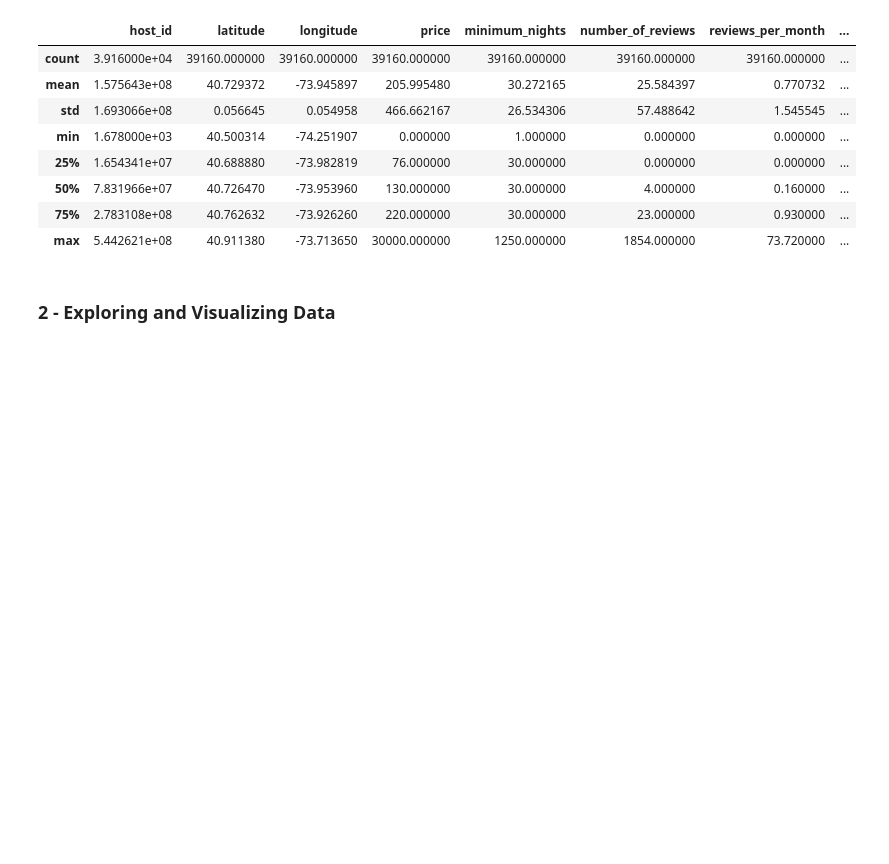
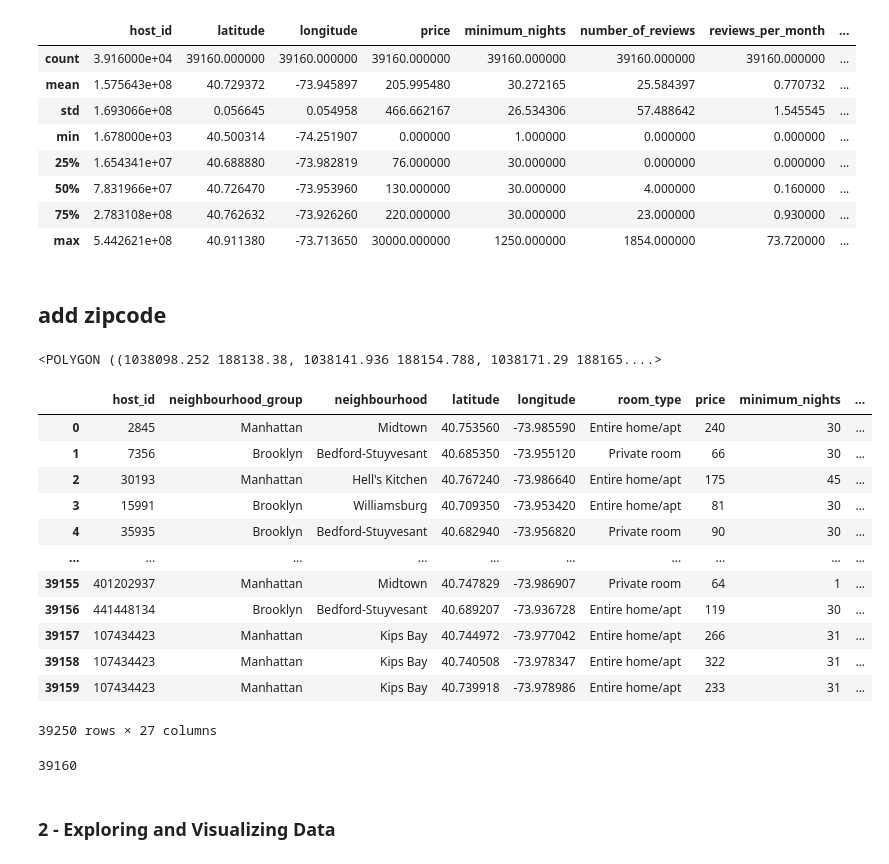
Before and after one commit to colorpool/FinalPro_NYCAirbnb, a Jupyter notebook: Airbnb_2023_11.ipynb, the cells around one changed output. Drawn from its saved outputs; the diff is of its cells as text; code cells hidden in the pictures; blank space fills up the shorter version.

Commit message:
Zipcode Spatial Join

```diff
--- a/Airbnb_2023_11.ipynb
+++ b/Airbnb_2023_11.ipynb
@@ -109,6 +109,44 @@ airbnb.describe()
 | 50% | 7.831966e+07 | 40.726470 | -73.953960 | 130.000000 | 30.000000 | 4.000000 | 0.160000 | ... |
 | 75% | 2.783108e+08 | 40.762632 | -73.926260 | 220.000000 | 30.000000 | 23.000000 | 0.930000 | ... |
 | max | 5.442621e+08 | 40.911380 | -73.713650 | 30000.000000 | 1250.000000 | 1854.000000 | 73.720000 | ... |
+# %% [markdown]
+## add zipcode
+# %%
+zipcode = gpd.read_file('./ZIPCODE/ZIP_CODE_040114.shp')
+zipcode['geometry'][0]
+# %% [output]
+<POLYGON ((1038098.252 188138.38, 1038141.936 188154.788, 1038171.29 188165....>
+# %%
+airbnb_gdf = gpd.GeoDataFrame(
+    airbnb,
+    geometry=gpd.points_from_xy(airbnb.longitude, airbnb.latitude),
+    crs="EPSG:4326"
+)
+# %%
+airbnb_gdf = airbnb_gdf.to_crs(zipcode.crs)
+# %%
+joined_gdf = gpd.sjoin(airbnb_gdf, zipcode, how="left", op="within")
+joined_gdf
+# %% [output]
+|  | host_id | neighbourhood_group | neighbourhood | latitude | longitude | room_type | price | minimum_nights | ... |
+| 0 | 2845 | Manhattan | Midtown | 40.753560 | -73.985590 | Entire home/apt | 240 | 30 | ... |
+| 1 | 7356 | Brooklyn | Bedford-Stuyvesant | 40.685350 | -73.955120 | Private room | 66 | 30 | ... |
+| 2 | 30193 | Manhattan | Hell's Kitchen | 40.767240 | -73.986640 | Entire home/apt | 175 | 45 | ... |
+| 3 | 15991 | Brooklyn | Williamsburg | 40.709350 | -73.953420 | Entire home/apt | 81 | 30 | ... |
+| 4 | 35935 | Brooklyn | Bedford-Stuyvesant | 40.682940 | -73.956820 | Private room | 90 | 30 | ... |
+| ... | ... | ... | ... | ... | ... | ... | ... | ... | ... |
+| 39155 | 401202937 | Manhattan | Midtown | 40.747829 | -73.986907 | Private room | 64 | 1 | ... |
+| 39156 | 441448134 | Brooklyn | Bedford-Stuyvesant | 40.689207 | -73.936728 | Entire home/apt | 119 | 30 | ... |
+| 39157 | 107434423 | Manhattan | Kips Bay | 40.744972 | -73.977042 | Entire home/apt | 266 | 31 | ... |
+| 39158 | 107434423 | Manhattan | Kips Bay | 40.740508 | -73.978347 | Entire home/apt | 322 | 31 | ... |
+| 39159 | 107434423 | Manhattan | Kips Bay | 40.739918 | -73.978986 | Entire home/apt | 233 | 31 | ... |
+39250 rows × 27 columns
+# %%
+unique_zipcodes = joined_gdf.reset_index().groupby('index').first()
+airbnb_with_zip = airbnb.merge(unique_zipcodes[['ZIPCODE']], left_index=True, right_index=True, how='left')
+len(airbnb_with_zip)
+# %% [output]
+39160
 # %% [markdown]
 ### 2 - Exploring and Visualizing Data
 # %%
```
Also changed, not shown: parts of 2 cells of this notebook.
